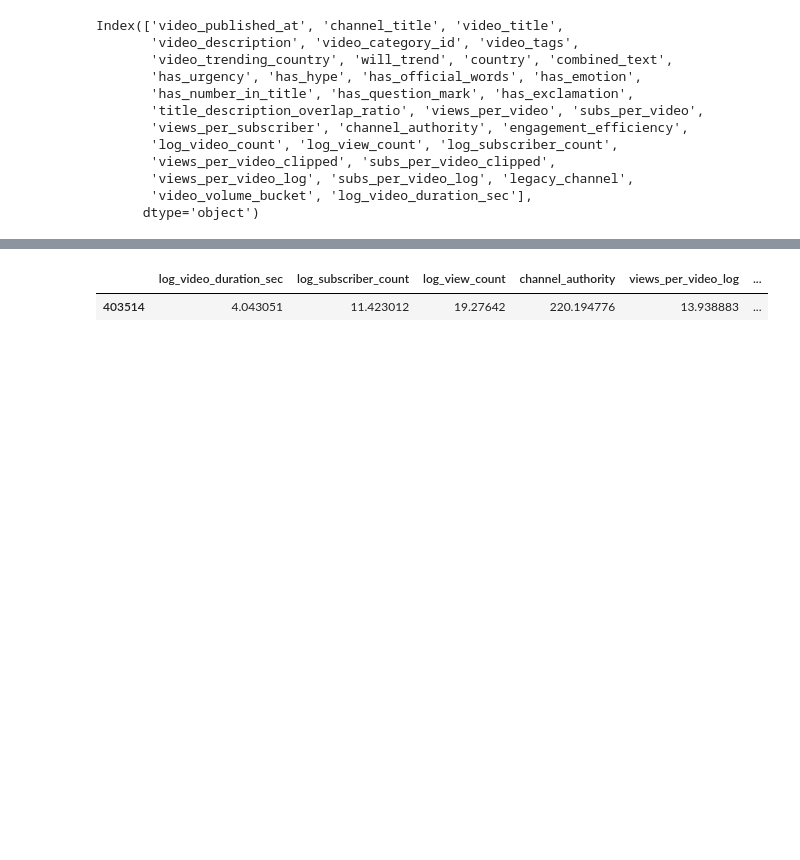
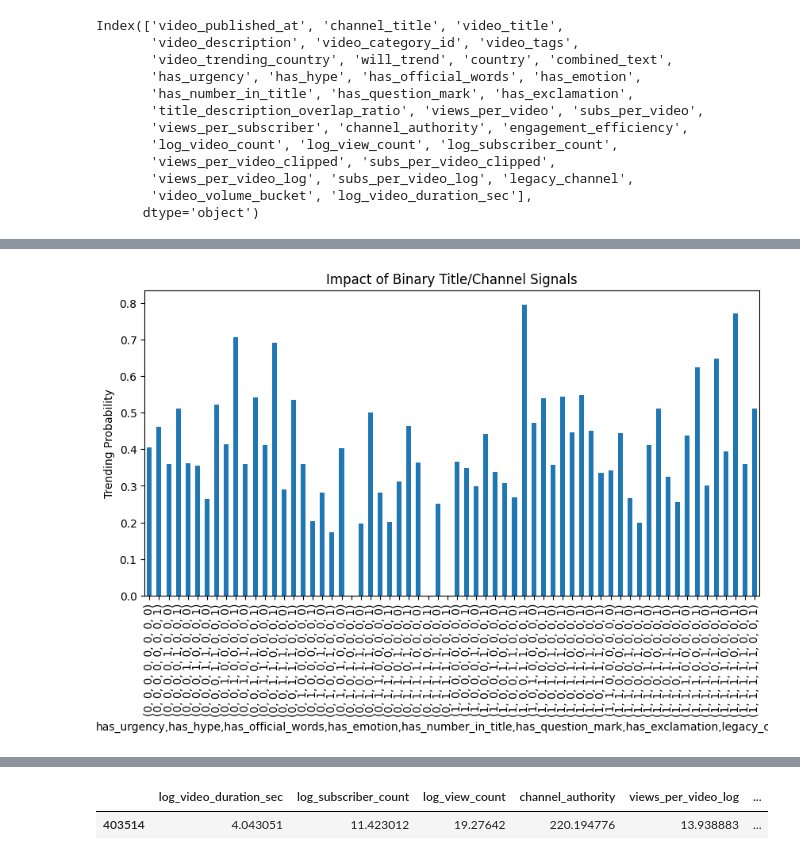
Before and after one commit to akshaykumar1828/youtube_trending_pipeline, a Jupyter notebook: accessing_from_databse/final_model.ipynb, the cells around one changed output, grey strips where cells are left out. Cells and saved outputs as stored; diff of their text form; code cells hidden in the pictures; blank space fills up the shorter version.

```diff
--- a/accessing_from_databse/final_model.ipynb
+++ b/accessing_from_databse/final_model.ipynb
@@ -507,0 +541,21 @@ NameError: name 'dfsample' is not defined
+# %%
+binary_features = [
+    "has_urgency",
+    "has_hype",
+    "has_official_words",
+    "has_emotion",
+    "has_number_in_title",
+    "has_question_mark",
+    "has_exclamation",
+    "legacy_channel"
+]
+
+trend_rates = df.groupby(binary_features)["will_trend"].mean()
+
+plt.figure(figsize=(10,5))
+trend_rates.plot(kind="bar")
+plt.ylabel("Trending Probability")
+plt.title("Impact of Binary Title/Channel Signals")
+plt.show()
+# %% [output]
+[figure, added]
```
Also changed, not shown: parts of 26 cells of this notebook, 2 other files.
